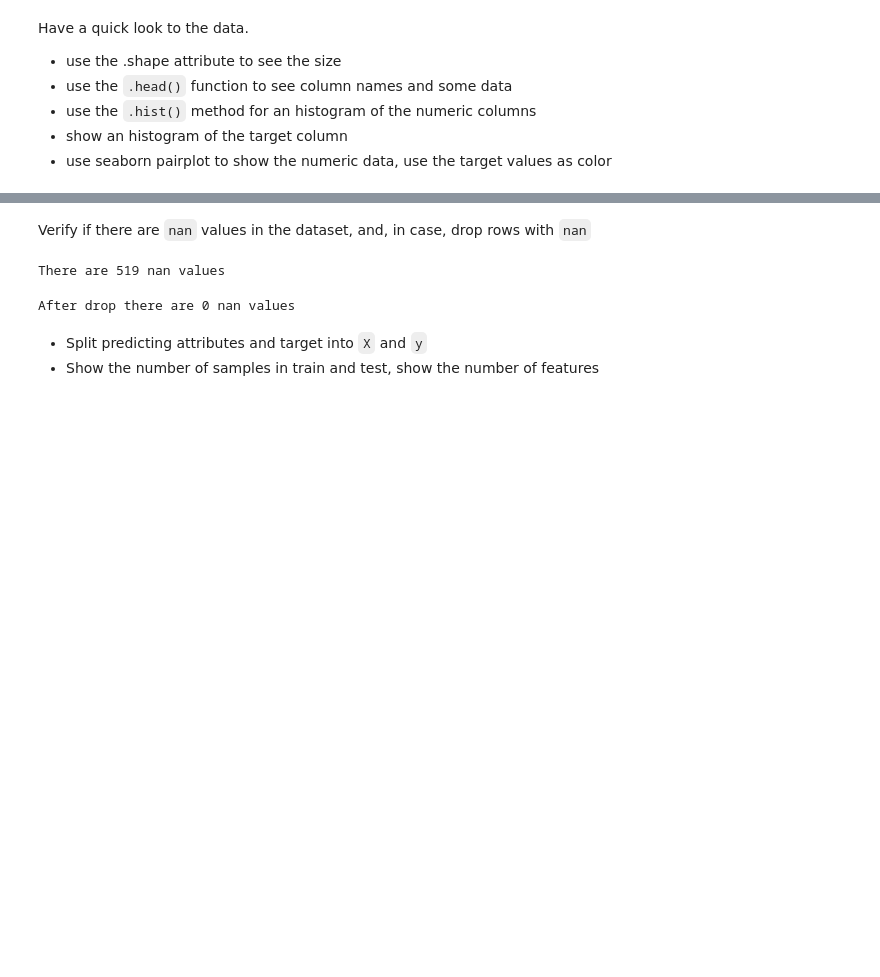
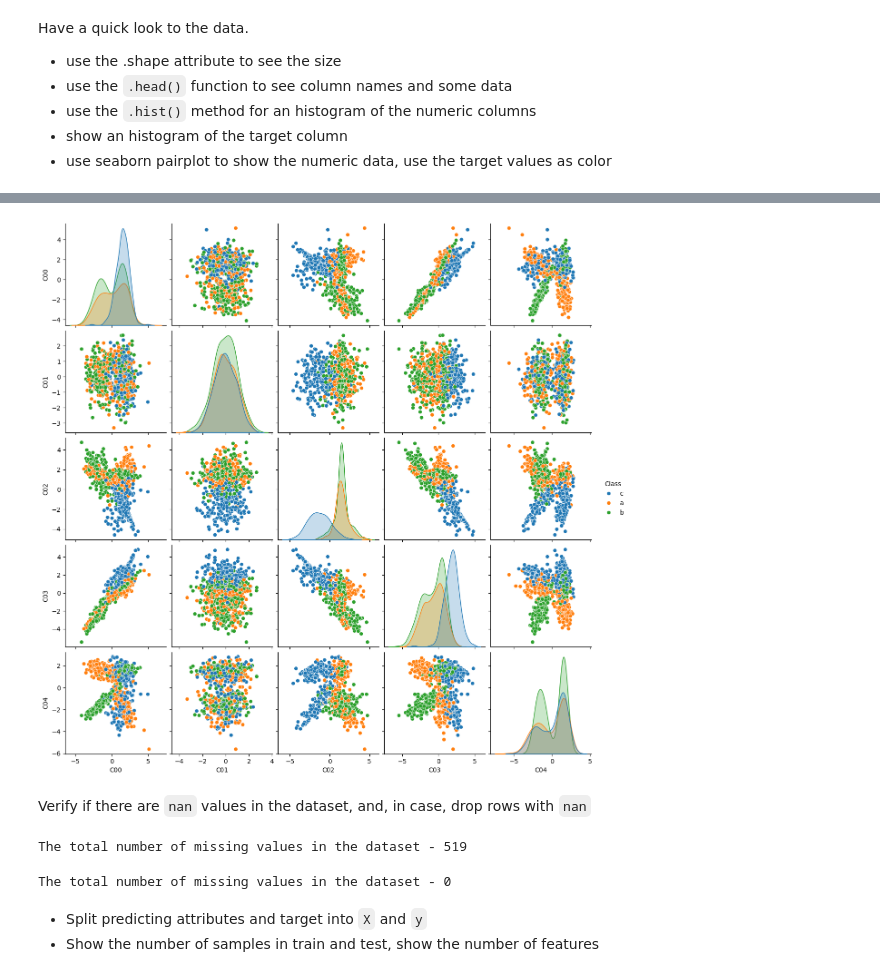
Before and after one commit to jcbraz/bbs-ml, a Jupyter notebook: mock_exam/python_lab_mock_exam_nocode.ipynb, the cells around one changed output, grey strips where cells are left out. Saved outputs shown, nothing was run; the diff lists cells and outputs as text; code cells hidden in the pictures; blank space fills up the shorter version.

```diff
--- a/mock_exam/python_lab_mock_exam_nocode.ipynb
+++ b/mock_exam/python_lab_mock_exam_nocode.ipynb
@@ -82,14 +67,19 @@ sns.pairplot(df, hue=target, height=1.75)
+# %%
+sns.pairplot(X0, hue='Class')
+plt.show()
+# %% [output]
+[figure, added]
 # %% [markdown]
 Verify if there are `nan` values in the dataset, and, in case, drop rows with `nan`
-# %%
-print(f"There are {df.isna().sum().sum()} nan values")
-# %% [output]
-There are 519 nan values
-# %%
-df = df.dropna()
-print(f"After drop there are {df.isna().sum().sum()} nan values")
-# %% [output]
-After drop there are 0 nan values
+# %%
+print(f"The total number of missing values in the dataset - {X0.isna().sum().sum()}")
+# %% [output]
+The total number of missing values in the dataset - 519
+# %%
+X0.dropna(inplace=True)
+print(f"The total number of missing values in the dataset - {X0.isna().sum().sum()}")
+# %% [output]
+The total number of missing values in the dataset - 0
 # %% [markdown]
 - Split predicting attributes and target into `X` and `y`
 - Show the number of samples in train and test, show the number of features
```
Also changed, not shown: parts of 19 cells of this notebook, 2 other files.
